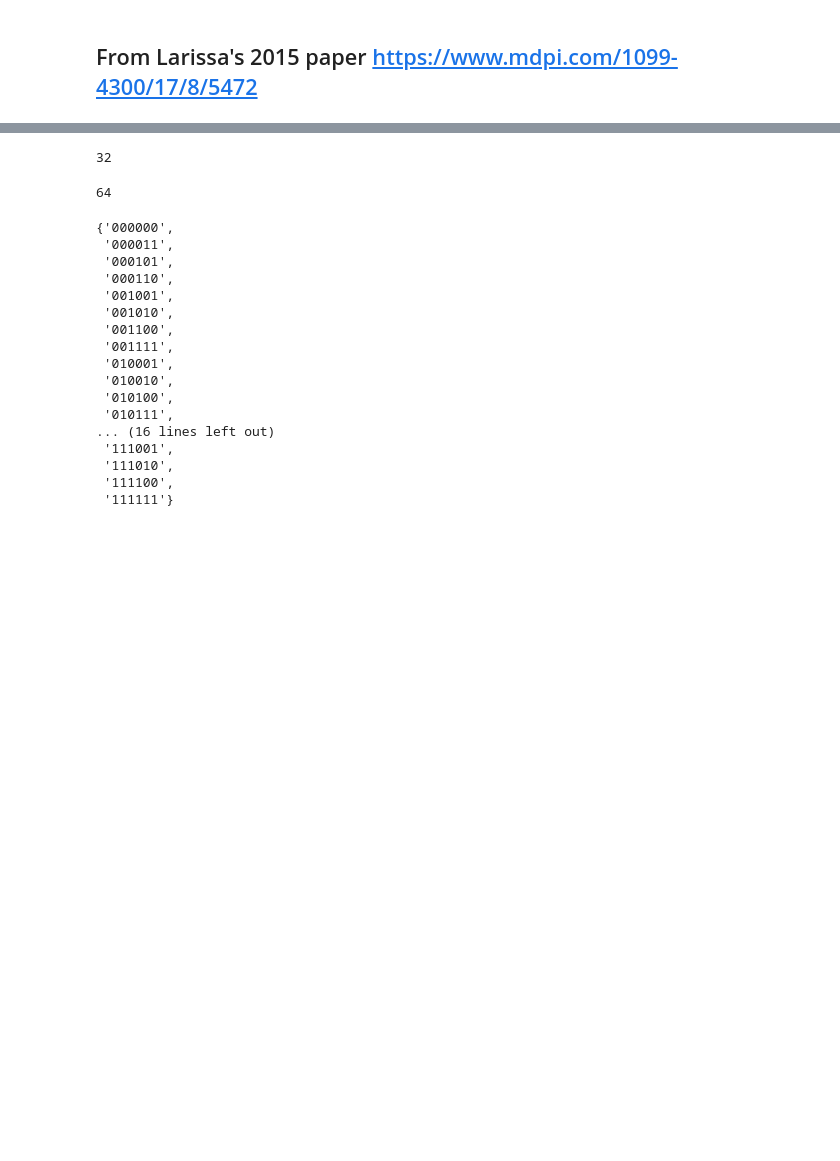
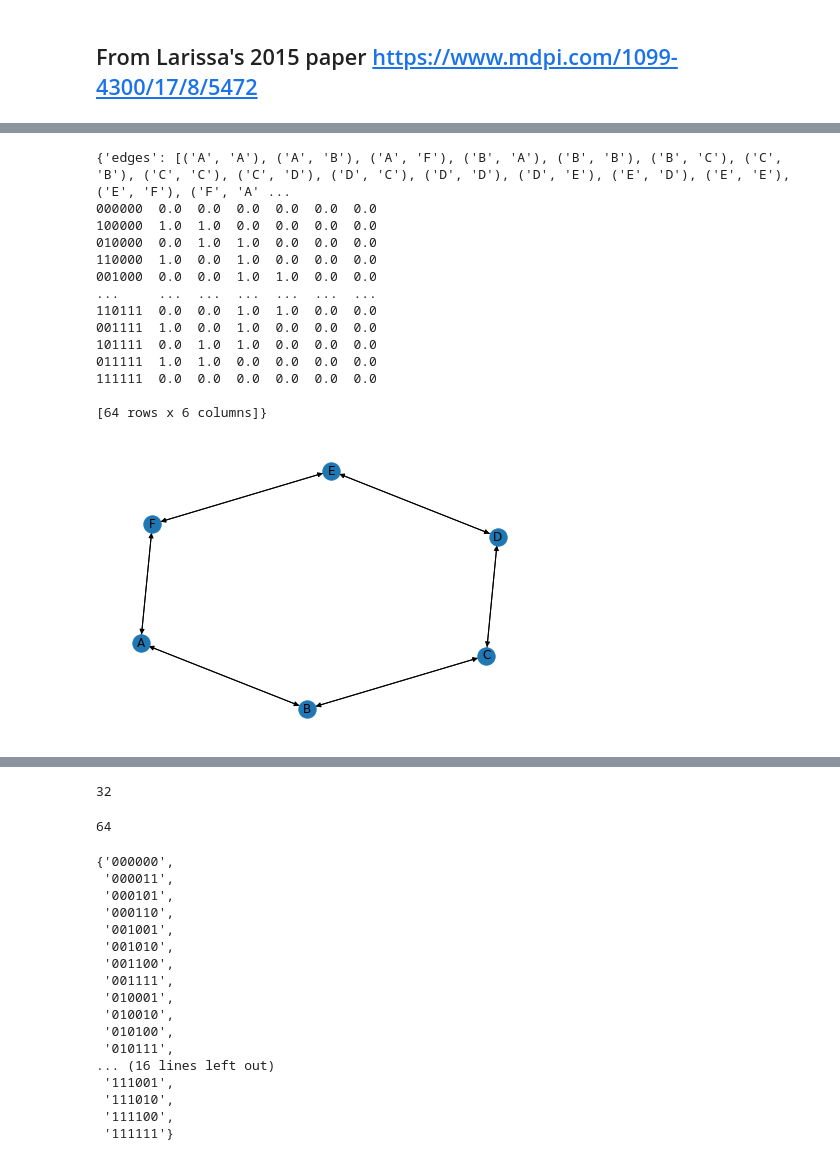
Before and after one commit to wesmith/phial, a Jupyter notebook: notebooks/hi-fi.ipynb, the cells around one changed output, grey strips where cells are left out. Drawn from its saved outputs; the diff is of its cells as text; code cells hidden in the pictures; blank space fills up the shorter version.

```diff
--- a/notebooks/hi-fi.ipynb
+++ b/notebooks/hi-fi.ipynb
@@ -108,3 +140,21 @@ net.info()
+# %%
+net.draw()
+# %% [output]
+{'edges': [('A', 'A'), ('A', 'B'), ('A', 'F'), ('B', 'A'), ('B', 'B'), ('B', 'C'), ('C', 'B'), ('C', 'C'), ('C', 'D'), ('D', 'C'), ('D', 'D'), ('D', 'E'), ('E', 'D'), ('E', 'E'), ('E', 'F'), ('F', 'A' ...
+000000  0.0  0.0  0.0  0.0  0.0  0.0
+100000  1.0  1.0  0.0  0.0  0.0  0.0
+010000  0.0  1.0  1.0  0.0  0.0  0.0
+110000  1.0  0.0  1.0  0.0  0.0  0.0
+001000  0.0  0.0  1.0  1.0  0.0  0.0
+...     ...  ...  ...  ...  ...  ...
+110111  0.0  0.0  1.0  1.0  0.0  0.0
+001111  1.0  0.0  1.0  0.0  0.0  0.0
+101111  0.0  1.0  1.0  0.0  0.0  0.0
+011111  1.0  1.0  0.0  0.0  0.0  0.0
+111111  0.0  0.0  0.0  0.0  0.0  0.0
+
+[64 rows x 6 columns]}
+[figure, added]
 # %%
 %time net.phi('000011')
 # %% [output]
```
Also changed, not shown: parts of 15 cells of this notebook, 7 other files.
